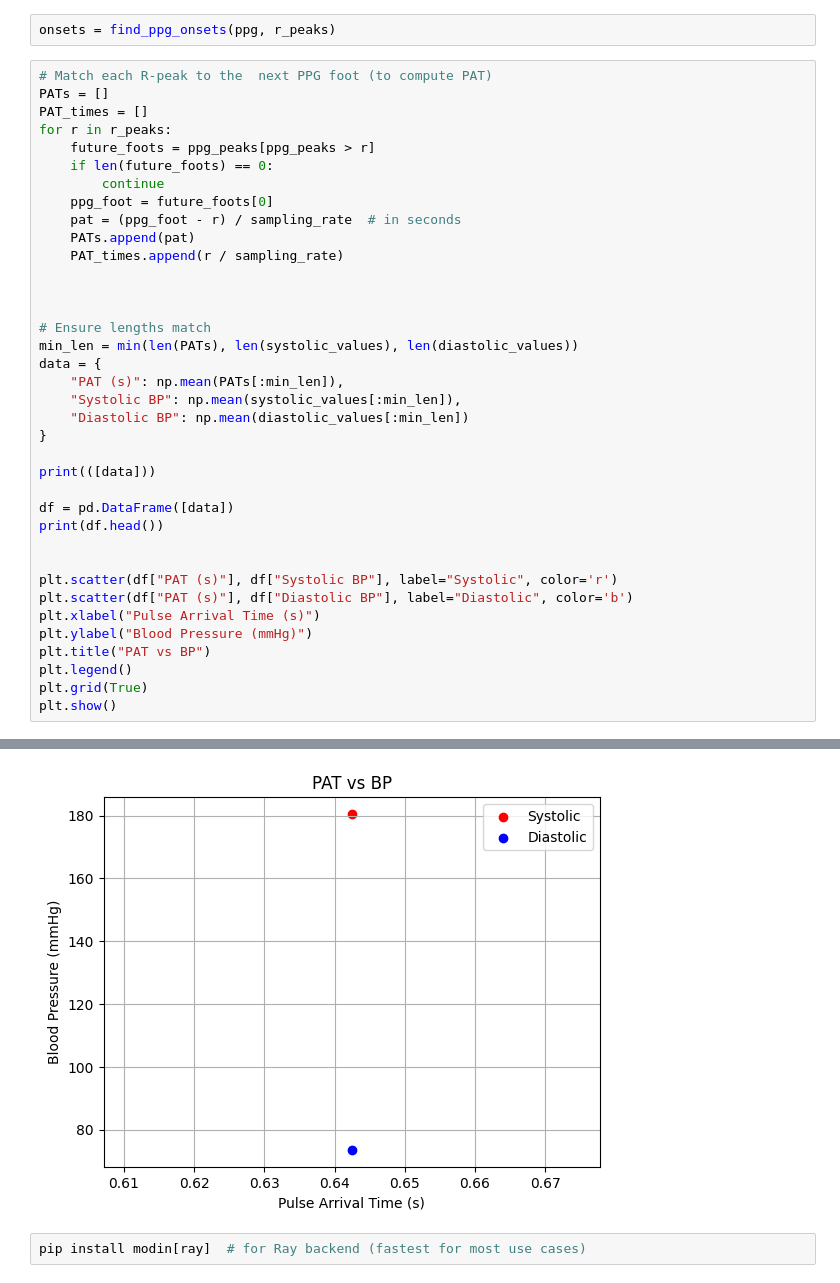
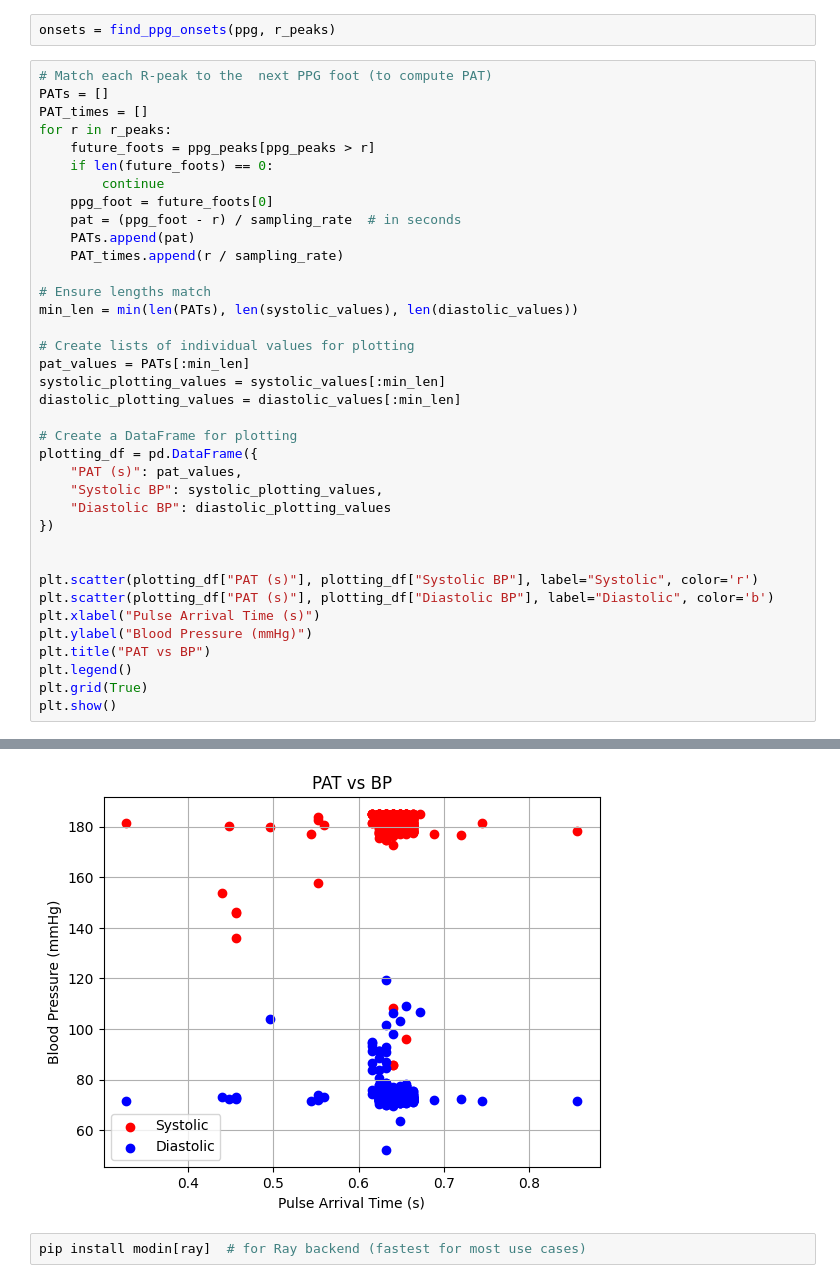
Before and after one commit to ThamilezaiAnanthakumar/Cuffless-Blood-Pressure-Monitoring-using-PAT, a Jupyter notebook: Cufless_Blood_Pressure_Monitoring.ipynb, the cells around one changed output, grey strips where cells are left out. Drawn from its saved outputs; the diff is of its cells as text.

```diff
--- a/Cufless_Blood_Pressure_Monitoring.ipynb
+++ b/Cufless_Blood_Pressure_Monitoring.ipynb
@@ -277,24 +219,24 @@ for r in r_peaks:
     PATs.append(pat)
     PAT_times.append(r / sampling_rate)
 
+# Ensure lengths match
+min_len = min(len(PATs), len(systolic_values), len(diastolic_values))
+
+# Create lists of individual values for plotting
+pat_values = PATs[:min_len]
+systolic_plotting_values = systolic_values[:min_len]
+diastolic_plotting_values = diastolic_values[:min_len]
+
+# Create a DataFrame for plotting
+plotting_df = pd.DataFrame({
+    "PAT (s)": pat_values,
+    "Systolic BP": systolic_plotting_values,
+    "Diastolic BP": diastolic_plotting_values
+})
 
 
-# Ensure lengths match
-min_len = min(len(PATs), len(systolic_values), len(diastolic_values))
-data = {
-    "PAT (s)": np.mean(PATs[:min_len]),
-    "Systolic BP": np.mean(systolic_values[:min_len]),
-    "Diastolic BP": np.mean(diastolic_values[:min_len])
-}
-
-print(([data]))
-
-df = pd.DataFrame([data])
-print(df.head())
-
-
-plt.scatter(df["PAT (s)"], df["Systolic BP"], label="Systolic", color='r')
-plt.scatter(df["PAT (s)"], df["Diastolic BP"], label="Diastolic", color='b')
+plt.scatter(plotting_df["PAT (s)"], plotting_df["Systolic BP"], label="Systolic", color='r')
+plt.scatter(plotting_df["PAT (s)"], plotting_df["Diastolic BP"], label="Diastolic", color='b')
 plt.xlabel("Pulse Arrival Time (s)")
 plt.ylabel("Blood Pressure (mmHg)")
 plt.title("PAT vs BP")
@@ -308,4 +247,4 @@ plt.show()
-[figure, old version]
+[figure, new version]
 # %%
 pip install modin[ray]  # for Ray backend (fastest for most use cases)
 # %% [output]
```
Also changed, not shown: parts of 34 cells of this notebook.
